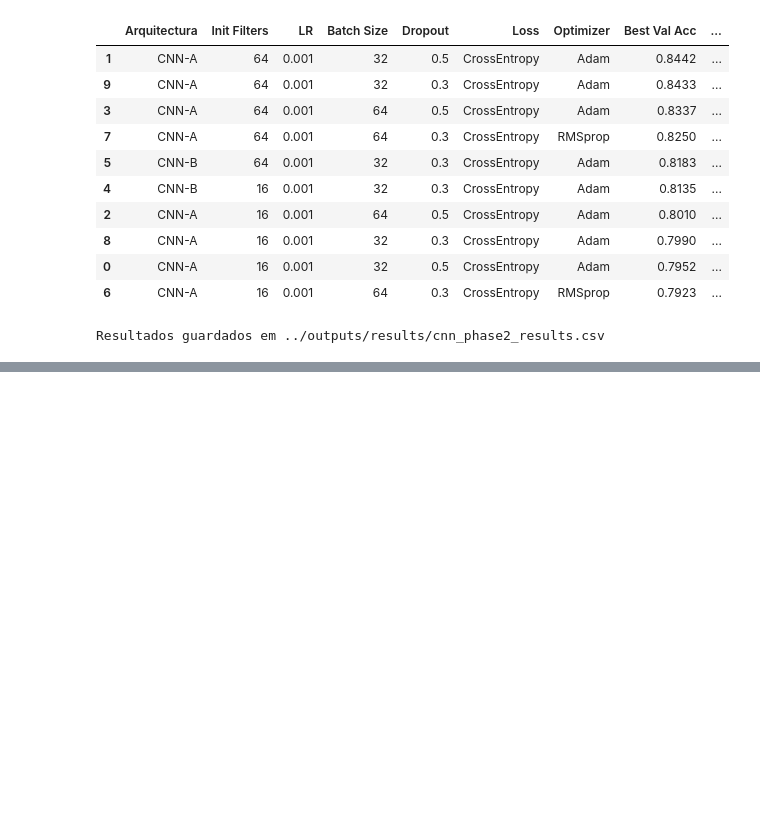
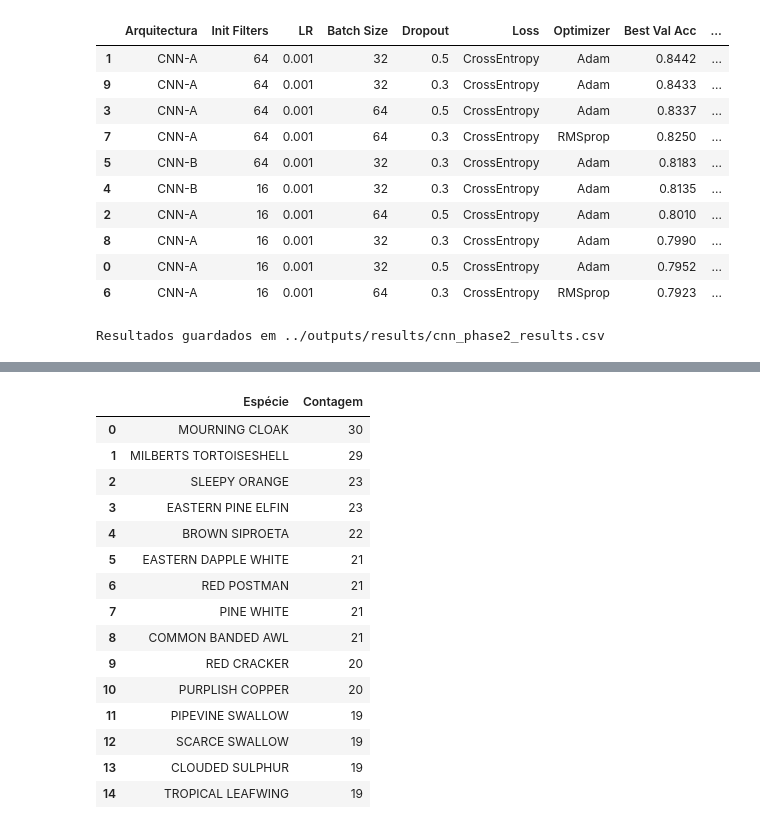
Before and after one commit to RitaDuarte222/ACA_project1, a Jupyter notebook: notebooks/03_cnn.ipynb, the cells around one changed output, grey strips where cells are left out. Saved outputs shown, nothing was run; the diff lists cells and outputs as text; code cells hidden in the pictures; blank space fills up the shorter version.

```diff
--- a/notebooks/03_cnn.ipynb
+++ b/notebooks/03_cnn.ipynb
@@ -1077,0 +1222,76 @@ Resultados guardados em ../outputs/results/cnn_phase2_results.csv
+# %%
+import os, torch
+import pandas as pd
+import kagglehub
+from PIL import Image
+
+# ── Caminho para os dados de teste ────────────────────────────────────────────
+DATA_ROOT = kagglehub.competition_download('aca-butterflies')
+TEST_DIR  = os.path.join(DATA_ROOT, 'test')
+print(f'Diretório de teste: {TEST_DIR}')
+print(f'Ficheiros de teste encontrados: {len(os.listdir(TEST_DIR))}')
+
+# ── Mapeamento índice → classe (inverso do class_to_idx) ──────────────────────
+idx_to_class = {v: k for k, v in class_to_idx.items()}
+
+# ── Transform para inferência (sem augmentation) ──────────────────────────────
+test_transform = transforms.Compose([
+    transforms.Resize((IMAGE_SIZE, IMAGE_SIZE)),
+    transforms.ToTensor(),
+    transforms.Normalize(mean=[0.485, 0.456, 0.406],
+                         std=[0.229, 0.224, 0.225]),
+])
+
+# ── Dataset personalizado para imagens de teste (sem labels) ──────────────────
+class TestDataset(torch.utils.data.Dataset):
+    def __init__(self, test_dir, transform=None):
+        self.test_dir  = test_dir
+        self.transform = transform
+        self.filenames = sorted(
+            [f for f in os.listdir(test_dir) if f.lower().endswith(('.jpg', '.jpeg', '.png'))],
+            key=lambda x: int(x.split('_')[1].split('.')[0])  # ordena por número
+        )
+    def __len__(self):  return len(self.filenames)
+    def __getitem__(self, idx):
+        fname = self.filenames[idx]
+        img   = Image.open(os.path.join(self.test_dir, fname)).convert('RGB')
+        if self.transform: img = self.transform(img)
+        return img, fname
+
+test_ds     = TestDataset(TEST_DIR, transform=test_transform)
+test_loader = torch.utils.data.DataLoader(
+    test_ds, batch_size=64, shuffle=False, num_workers=0
+)
+print(f'Dataset de teste: {len(test_ds)} imagens  | Batches: {len(test_loader)}')
+
+# ── Inferência ────────────────────────────────────────────────────────────────
+best_p2_model.eval()
+all_filenames = []
+all_labels    = []
+
+with torch.no_grad():
+    for imgs, fnames in test_loader:
+        imgs   = imgs.to(DEVICE)
+        logits = best_p2_model(imgs)
+        preds  = logits.argmax(dim=1).cpu().tolist()
+        all_filenames.extend(fnames)
+        all_labels.extend([idx_to_class[p] for p in preds])
+
+print(f'Inferência concluída: {len(all_filenames)} previsões geradas.')
+
+# ── Criar e guardar o ficheiro de submissão ───────────────────────────────────
+os.makedirs('../outputs/submissions', exist_ok=True)
+
+submission = pd.DataFrame({'filename': all_filenames, 'label': all_labels})
+submission_path = '../outputs/submissions/submission_cnn_phase2_best.csv'
+submission.to_csv(submission_path, index=False)
+
+print(f'\n✓ Submissão guardada em: {submission_path}')
+print(f'  Total de linhas: {len(submission)}')
+print('\nPrimeiras previsões:')
+display(submission.head(10))
+
+# Distribuição das previsões
+print(f'\nDistribuição das classes previstas:')
+display(submission['label'].value_counts().rename_axis('Espécie').reset_index(name='Contagem').head(15))
+# %% [output]
@@ -1077,0 +1319,16 @@ Resultados guardados em ../outputs/results/cnn_phase2_results.csv
+|  | Espécie | Contagem |
+| 0 | MOURNING CLOAK | 30 |
+| 1 | MILBERTS TORTOISESHELL | 29 |
+| 2 | SLEEPY ORANGE | 23 |
+| 3 | EASTERN PINE ELFIN | 23 |
+| 4 | BROWN SIPROETA | 22 |
+| 5 | EASTERN DAPPLE WHITE | 21 |
+| 6 | RED POSTMAN | 21 |
+| 7 | PINE WHITE | 21 |
+| 8 | COMMON BANDED AWL | 21 |
+| 9 | RED CRACKER | 20 |
+| 10 | PURPLISH COPPER | 20 |
+| 11 | PIPEVINE SWALLOW | 19 |
+| 12 | SCARCE SWALLOW | 19 |
+| 13 | CLOUDED SULPHUR | 19 |
+| 14 | TROPICAL LEAFWING | 19 |
```
Also changed, not shown: parts of 6 cells of this notebook, 2 other files.
